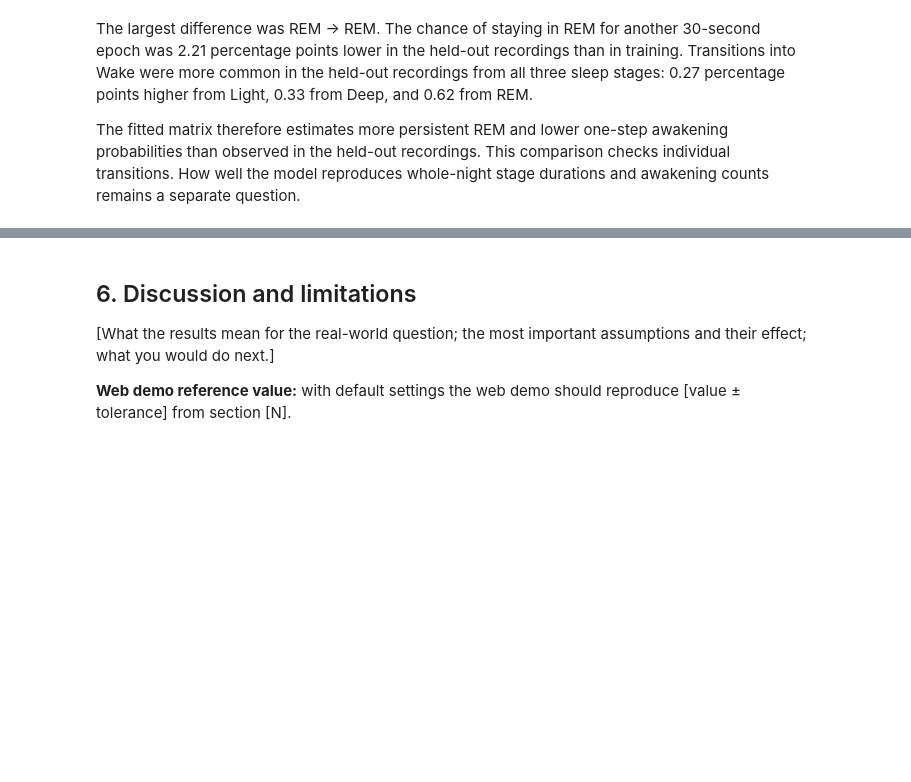
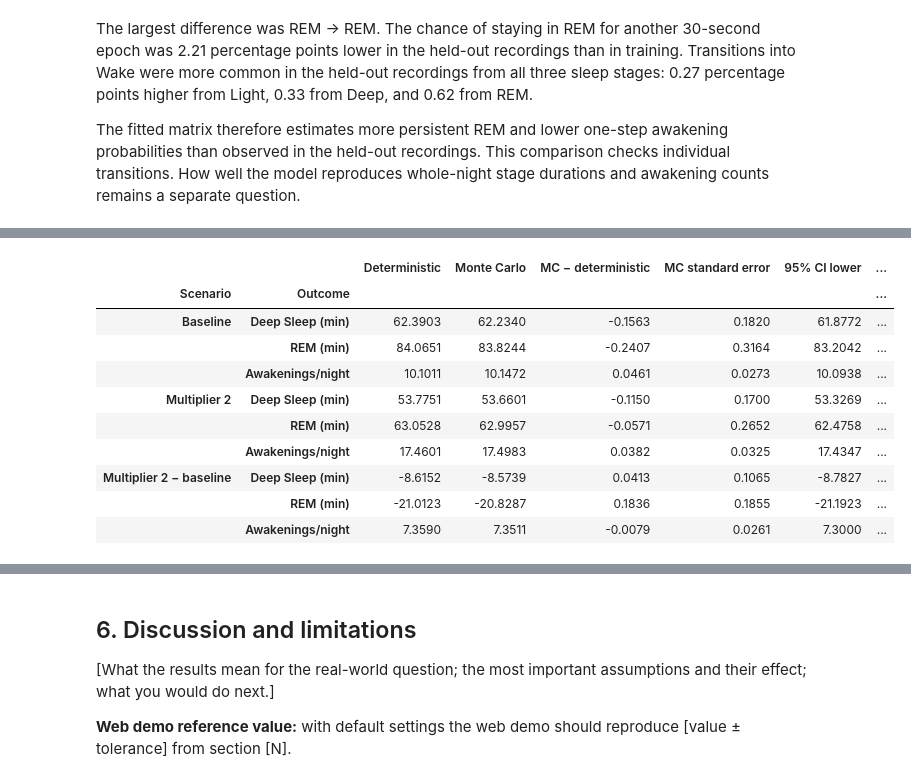
Before and after one commit to ShenalSilvaSD/Human-Sleep-Cycle-Simulator, a Jupyter notebook: notebook/Human_Sleep_Cycle_Simulator.ipynb, the cells around one changed output, grey strips where cells are left out. Saved outputs shown, nothing was run; the diff lists cells and outputs as text; code cells hidden in the pictures; blank space fills up the shorter version.

Commit message:
Publish rigorous verification and sensitivity analysis

```diff
--- a/notebook/Human_Sleep_Cycle_Simulator.ipynb
+++ b/notebook/Human_Sleep_Cycle_Simulator.ipynb
@@ -1100,0 +1122,97 @@ The fitted matrix therefore estimates more persistent REM and lower one-step awa
+# %%
+def expected_night_metrics(initial, transition, epoch_count, epoch_minutes):
+    """Propagate stage probabilities and accumulate expected rewards."""
+    stage_order = list(STATES)
+    distribution = initial.loc[stage_order].to_numpy(dtype=float)
+    matrix = transition.loc[stage_order, stage_order].to_numpy(dtype=float)
+    wake = stage_order.index("Wake")
+    sleep_rows = [stage_order.index(stage) for stage in ("Light", "Deep", "REM")]
+    expected_epochs = distribution.copy()
+    expected_awakenings = 0.0
+
+    for _ in range(epoch_count - 1):
+        expected_awakenings += distribution[sleep_rows] @ matrix[sleep_rows, wake]
+        distribution = distribution @ matrix
+        expected_epochs += distribution
+
+    np.testing.assert_allclose(distribution.sum(), 1, rtol=0, atol=1e-10)
+    np.testing.assert_allclose(expected_epochs.sum(), epoch_count, rtol=0, atol=1e-8)
+    return pd.Series(expected_epochs * epoch_minutes, index=stage_order), expected_awakenings
+
+
+x2_epoch_count = 8 * 60 * 60 // EPOCH_SECONDS
+x2_epoch_minutes = EPOCH_SECONDS / 60
+x2_stage_order = list(STATES)
+x2_wake = x2_stage_order.index("Wake")
+x2_light = x2_stage_order.index("Light")
+x2_identity = pd.DataFrame(np.eye(len(STATES)), index=STATES, columns=STATES)
+x2_minutes, x2_awakenings = expected_night_metrics(
+    initial_stage_probabilities, x2_identity, x2_epoch_count, x2_epoch_minutes
+)
+np.testing.assert_allclose(x2_minutes, [480, 0, 0, 0])
+assert x2_awakenings == 0, "A night that stays in Wake has no awakenings"
+
+x2_alternating = x2_identity.copy()
+x2_alternating.iloc[[x2_wake, x2_light]] = x2_identity.iloc[[x2_light, x2_wake]].to_numpy()
+x2_minutes, x2_awakenings = expected_night_metrics(
+    initial_stage_probabilities, x2_alternating, 5, x2_epoch_minutes
+)
+np.testing.assert_allclose(x2_minutes, [1.5, 1.0, 0, 0])
+assert x2_awakenings == 2, "Wake → Light → Wake → Light → Wake has two awakenings"
+
+x2_exact_baseline = expected_night_metrics(
+    initial_stage_probabilities, training_transition_probabilities, x2_epoch_count, x2_epoch_minutes
+)
+x2_exact_doubled = expected_night_metrics(
+    initial_stage_probabilities, doubled_awakening, x2_epoch_count, x2_epoch_minutes
+)
+x2_baseline_truth = np.r_[x2_exact_baseline[0].loc[list(final_stages)], x2_exact_baseline[1]]
+x2_doubled_truth = np.r_[x2_exact_doubled[0].loc[list(final_stages)], x2_exact_doubled[1]]
+x2_baseline_samples = np.column_stack((final_baseline_minutes, final_baseline_awakenings))
+x2_doubled_samples = np.column_stack((final_doubled_minutes, final_doubled_awakenings))
+x2_comparisons = (
+    ("Baseline", x2_baseline_truth, x2_baseline_samples),
+    ("Multiplier 2", x2_doubled_truth, x2_doubled_samples),
+    ("Multiplier 2 − baseline", x2_doubled_truth - x2_baseline_truth, x2_doubled_samples - x2_baseline_samples),
+)
+x2_rows = []
+x2_outcomes = ("Deep Sleep (min)", "REM (min)", "Awakenings/night")
+x2_pointwise_t = t.ppf(0.975, df=final_pair_count - 1)
+x2_joint_t = t.ppf(1 - 0.05 / (2 * len(x2_comparisons) * len(x2_outcomes)), df=final_pair_count - 1)
+
+for scenario, exact, samples in x2_comparisons:
+    mc_mean = samples.mean(axis=0)
+    mc_se = samples.std(axis=0, ddof=1) / np.sqrt(len(samples))
+    error = mc_mean - exact
+    for i, outcome in enumerate(x2_outcomes):
+        x2_rows.append({
+            "Scenario": scenario,
+            "Outcome": outcome,
+            "Deterministic": exact[i],
+            "Monte Carlo": mc_mean[i],
+            "MC − deterministic": error[i],
+            "MC standard error": mc_se[i],
+            "95% CI lower": mc_mean[i] - x2_pointwise_t * mc_se[i],
+            "95% CI upper": mc_mean[i] + x2_pointwise_t * mc_se[i],
+            "|Error| / SE": abs(error[i]) / mc_se[i],
+        })
+
+x2_verification = pd.DataFrame(x2_rows).set_index(["Scenario", "Outcome"])
+display(x2_verification.round(4))
+x2_max_standardised_error = x2_verification["|Error| / SE"].max()
+assert x2_max_standardised_error <= x2_joint_t, "An estimate exceeds the joint Monte Carlo tolerance"
+x2_inside_pointwise = x2_verification["|Error| / SE"].le(x2_pointwise_t).sum()
+print(f"Deterministic edge cases passed. {x2_inside_pointwise}/9 expectations lie within the pointwise 95% intervals.")
+print(f"Largest discrepancy: {x2_max_standardised_error:.3f} standard errors (joint threshold {x2_joint_t:.3f}).")
+# %% [output]
+|  |  | Deterministic | Monte Carlo | MC − deterministic | MC standard error | 95% CI lower | ... |
+| Scenario | Outcome |  |  |  |  |  | ... |
+| Baseline | Deep Sleep (min) | 62.3903 | 62.2340 | -0.1563 | 0.1820 | 61.8772 | ... |
+|  | REM (min) | 84.0651 | 83.8244 | -0.2407 | 0.3164 | 83.2042 | ... |
+|  | Awakenings/night | 10.1011 | 10.1472 | 0.0461 | 0.0273 | 10.0938 | ... |
+| Multiplier 2 | Deep Sleep (min) | 53.7751 | 53.6601 | -0.1150 | 0.1700 | 53.3269 | ... |
+|  | REM (min) | 63.0528 | 62.9957 | -0.0571 | 0.2652 | 62.4758 | ... |
+|  | Awakenings/night | 17.4601 | 17.4983 | 0.0382 | 0.0325 | 17.4347 | ... |
+| Multiplier 2 − baseline | Deep Sleep (min) | -8.6152 | -8.5739 | 0.0413 | 0.1065 | -8.7827 | ... |
+|  | REM (min) | -21.0123 | -20.8287 | 0.1836 | 0.1855 | -21.1923 | ... |
+|  | Awakenings/night | 7.3590 | 7.3511 | -0.0079 | 0.0261 | 7.3000 | ... |
```
Also changed, not shown: parts of 9 cells of this notebook, 5 other files.
